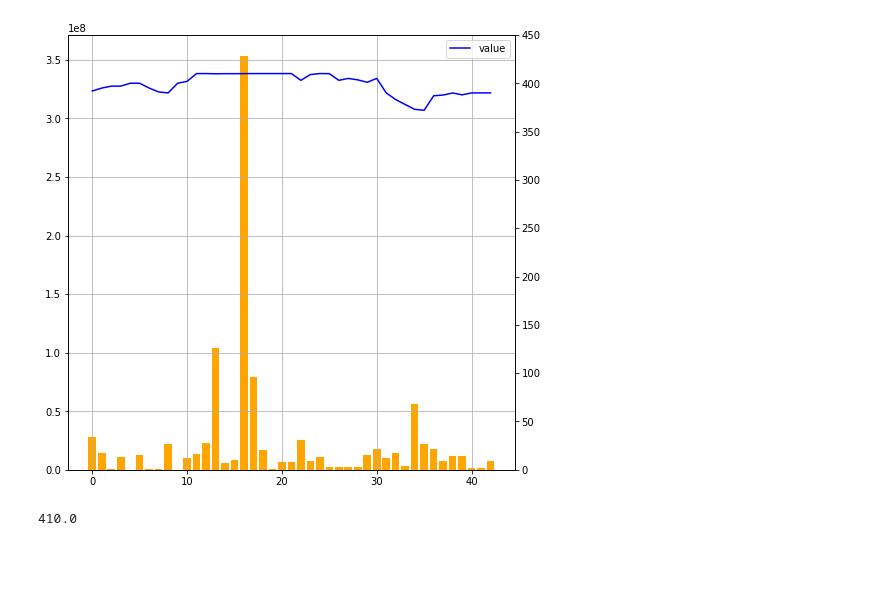
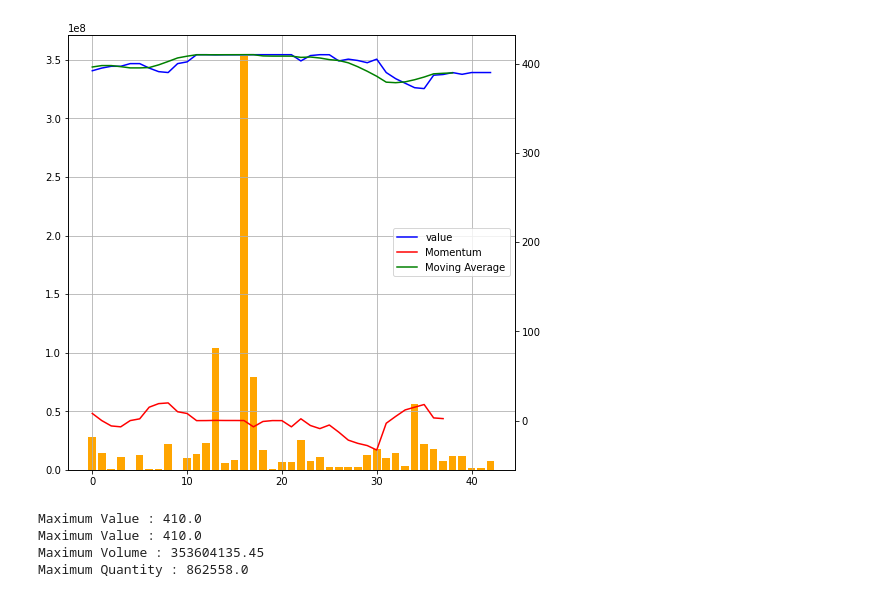
Before and after one commit to OussamaDERAOUI/PYTHON_PROJECT, a Jupyter notebook: PYTHON_PROJECT.ipynb, the cells around one changed output. Cells and saved outputs as stored; diff of their text form; code cells hidden in the pictures; blank space fills up the shorter version.

```diff
--- a/PYTHON_PROJECT.ipynb
+++ b/PYTHON_PROJECT.ipynb
@@ -199,8 +197,14 @@ stock.data.head(5)
 # %%
-stock.graph()
+stock.graph(5,5)
 # %% [output]
-[figure, old version]
+[figure, new version]
 # %%
-print(stock.maximumValue())
+print('Maximum Value :',stock.maximumValue())
+print('Maximum Value :',stock.minimumValue())
+print('Maximum Volume :',stock.maximumVolume())
+print('Maximum Quantity :',stock.maximumQuantity())
 # %% [output]
-410.0
+Maximum Value : 410.0
+Maximum Value : 410.0
+Maximum Volume : 353604135.45
+Maximum Quantity : 862558.0
```
Also changed, not shown: parts of 11 cells of this notebook.
